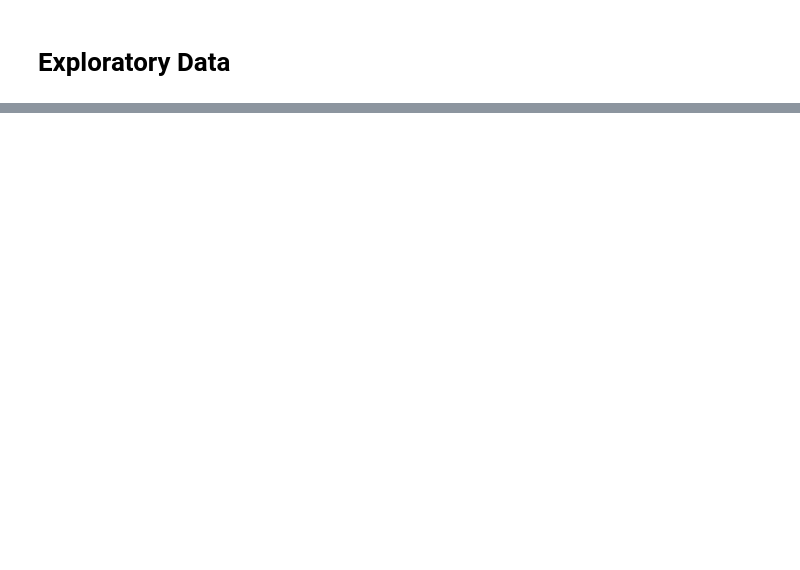
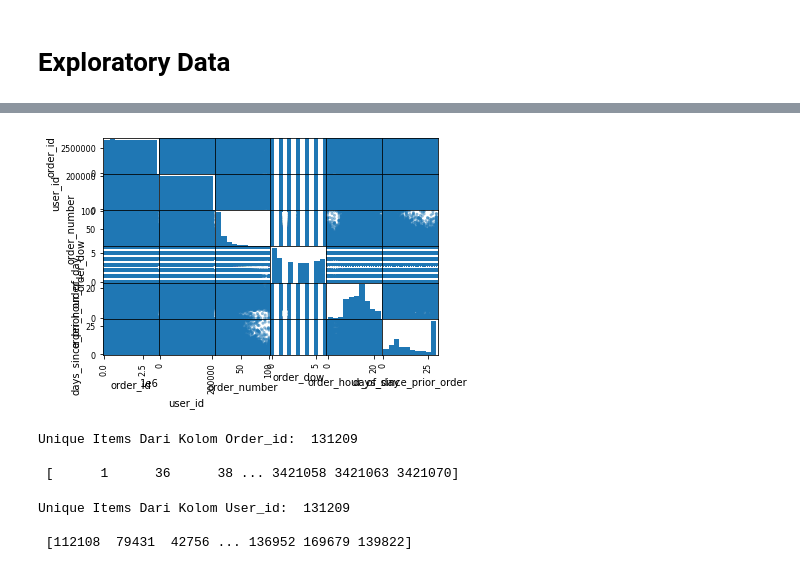
Before and after one commit to juandaantoniusapakpahan/market-basket-analysis-using-fp-growth-for-product-recommendation, a Jupyter notebook: EDA dataset proyek.ipynb, the cells around one changed output, grey strips where cells are left out. Saved outputs shown, nothing was run; the diff lists cells and outputs as text; code cells hidden in the pictures; blank space fills up the shorter version.

```diff
--- a/EDA dataset proyek.ipynb
+++ b/EDA dataset proyek.ipynb
@@ -41,10 +159,23 @@ fin_data.shape
+# %%
+scatter_matrix(data)
+plt.show()
+# %% [output]
+[figure, added]
 # %%
 #Mencetak unique value dari kolom Order_id
-print('Unique Items Dari Kolom Order_id: ', fin_data['order_id'].nunique())
-print( '\n', fin_data['order_id'].unique())
+print('Unique Items Dari Kolom Order_id: ', data['order_id'].nunique())
+print( '\n', data['order_id'].unique())
+# %% [output]
+Unique Items Dari Kolom Order_id:  131209
+
+ [      1      36      38 ... 3421058 3421063 3421070]
 # %%
 #Mencetak unique value dari kolom user_id
-print('Unique Items Dari Kolom User_id: ', fin_data['user_id'].nunique())
-print( '\n', fin_data['user_id'].unique())
+print('Unique Items Dari Kolom User_id: ', data['user_id'].nunique())
+print( '\n', data['user_id'].unique())
+# %% [output]
+Unique Items Dari Kolom User_id:  131209
+
+ [112108  79431  42756 ... 136952 169679 139822]
 # %%
 #Mencetak unique value dari kolom order_number
```
Also changed, not shown: parts of 61 cells of this notebook.
